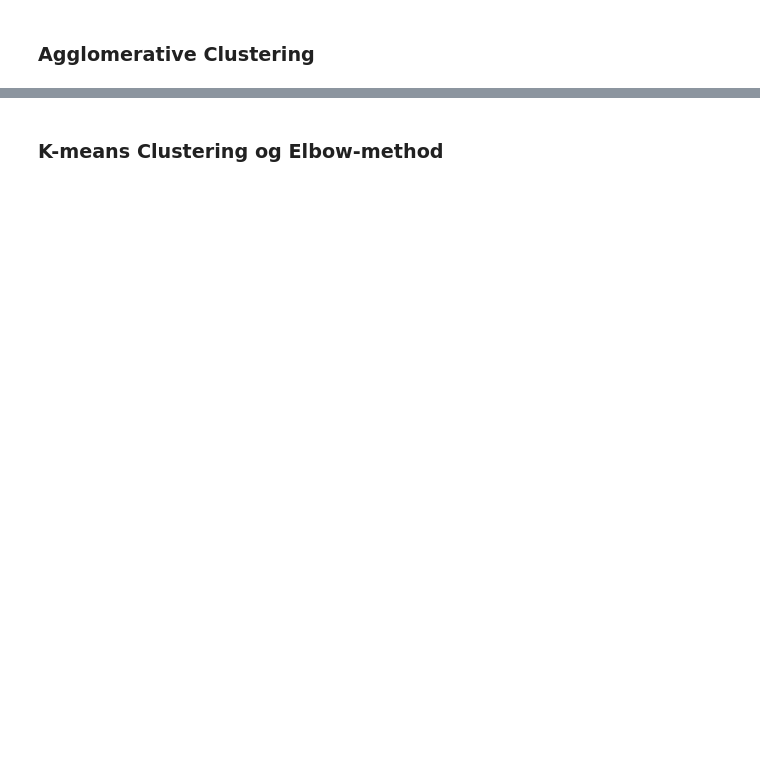
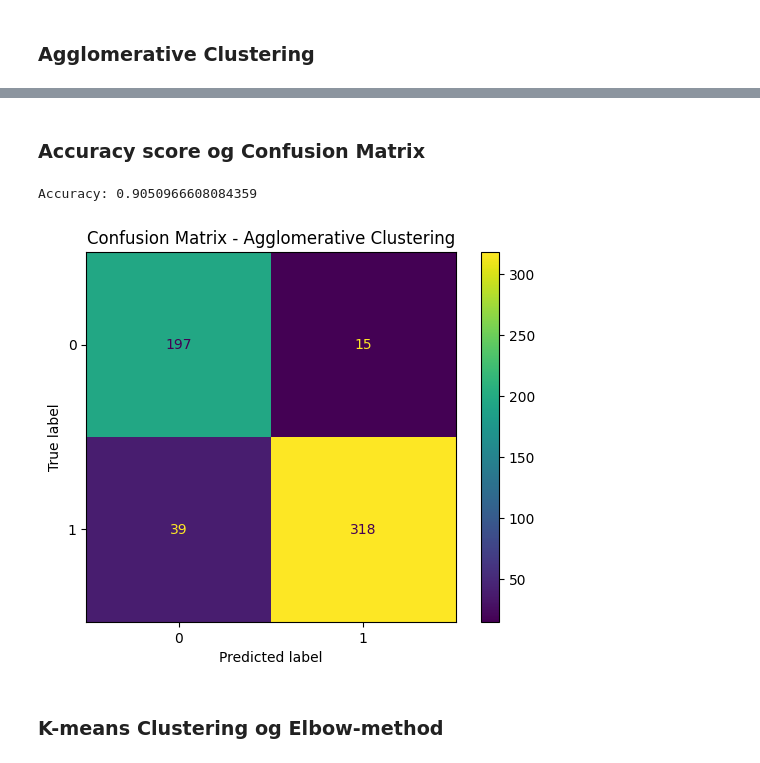
Before and after one commit to casperpersson/petfinder-pawpularity, a Jupyter notebook: Eksamen Projekt/Eksamen.ipynb, the cells around one changed output, grey strips where cells are left out. Cells and saved outputs as stored; diff of their text form; code cells hidden in the pictures; blank space fills up the shorter version.

```diff
--- a/Eksamen Projekt/Eksamen.ipynb
+++ b/Eksamen Projekt/Eksamen.ipynb
@@ -234,3 +234,22 @@ plt.show()
+# %% [markdown]
+### Accuracy score og Confusion Matrix
+# %%
+true_labels = y  # Brug de sande labels fra data
+
+# Calculate accuracy
+accuracy = accuracy_score(true_labels, y_cluster)
+print(f"Accuracy: {accuracy}")
+
+# Confusion matrix (pas evt. på med om labels skal ombyttes)
+cm = confusion_matrix(true_labels, y_cluster)
+disp = ConfusionMatrixDisplay(confusion_matrix=cm)
+disp.plot()
+plt.title("Confusion Matrix - Agglomerative Clustering")
+plt.grid(False)
+plt.show()
+# %% [output]
+Accuracy: 0.9050966608084359
+[figure, added]
 # %% [markdown]
 ### K-means Clustering og Elbow-method
 # %%
```
Also changed, not shown: parts of 6 cells of this notebook.
